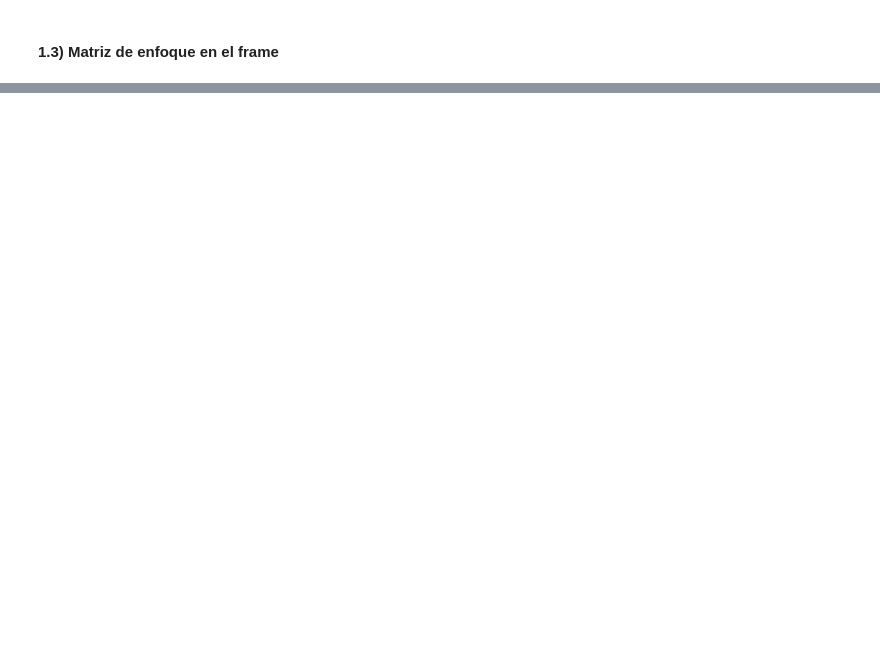
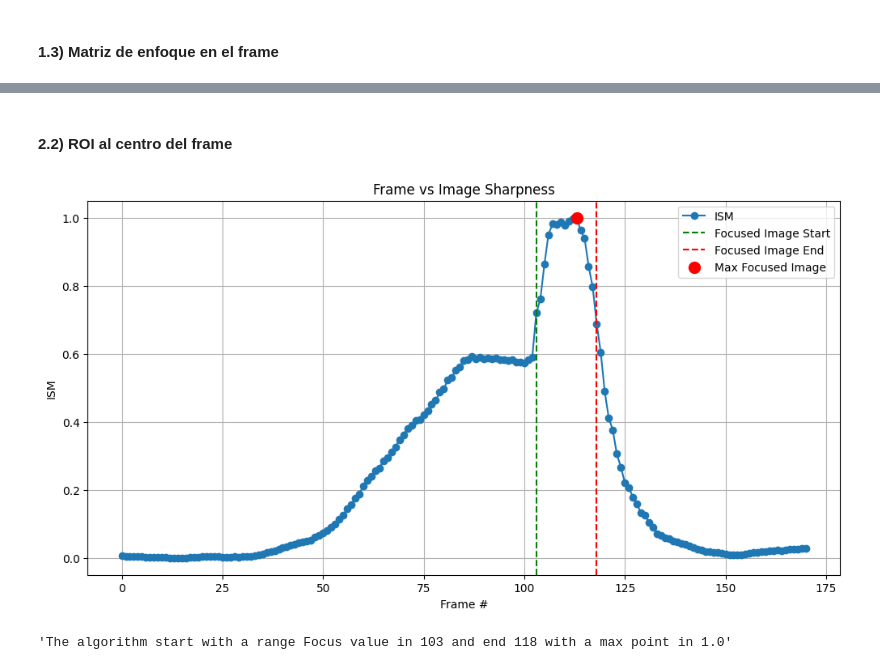
Before and after one commit to DevJulianSalas/computer-vision-tps, a Jupyter notebook: jupyter/tps-vision/tp_2.ipynb, the cells around one changed output, grey strips where cells are left out. Drawn from its saved outputs; the diff is of its cells as text; code cells hidden in the pictures; blank space fills up the shorter version.

```diff
--- a/jupyter/tps-vision/tp_2.ipynb
+++ b/jupyter/tps-vision/tp_2.ipynb
@@ -282,0 +358,33 @@ for grid_size in grid_sizes:
+# %% [markdown]
+#### **2.2) ROI al centro del frame**
+# %%
+video_path = "./TP2/focus_video.mov"
+video_output= "./TP2/output_focused_videos/gra1/10%_frame.mp4"
+percentile = 91
+roi_percentage = 10
+
+
+fm_values, frame_indices = compute_gra1_focus_metric(video_path, True, 10)
+start_focused, end_focused, max_focused_value, max_focused_index = get_limits_focused_image(fm_values, percentile)
+
+
+plot_the_fm_values(
+    frame_indices,
+    fm_values,
+    start_focused,
+    end_focused,
+    max_focused_value,
+    max_focused_index
+)
+
+set_video_with_roi(
+    fm_values,
+    video_path,
+    video_output,
+    percentile,
+    roi_percentage
+)
+output_results(start_focused,end_focused, max_focused_value)
+# %% [output]
+[figure, added]
+'The algorithm start with a range Focus value in 103 and end 118 with a max point in 1.0'
```
Also changed, not shown: parts of 9 cells of this notebook, 7 other files.
